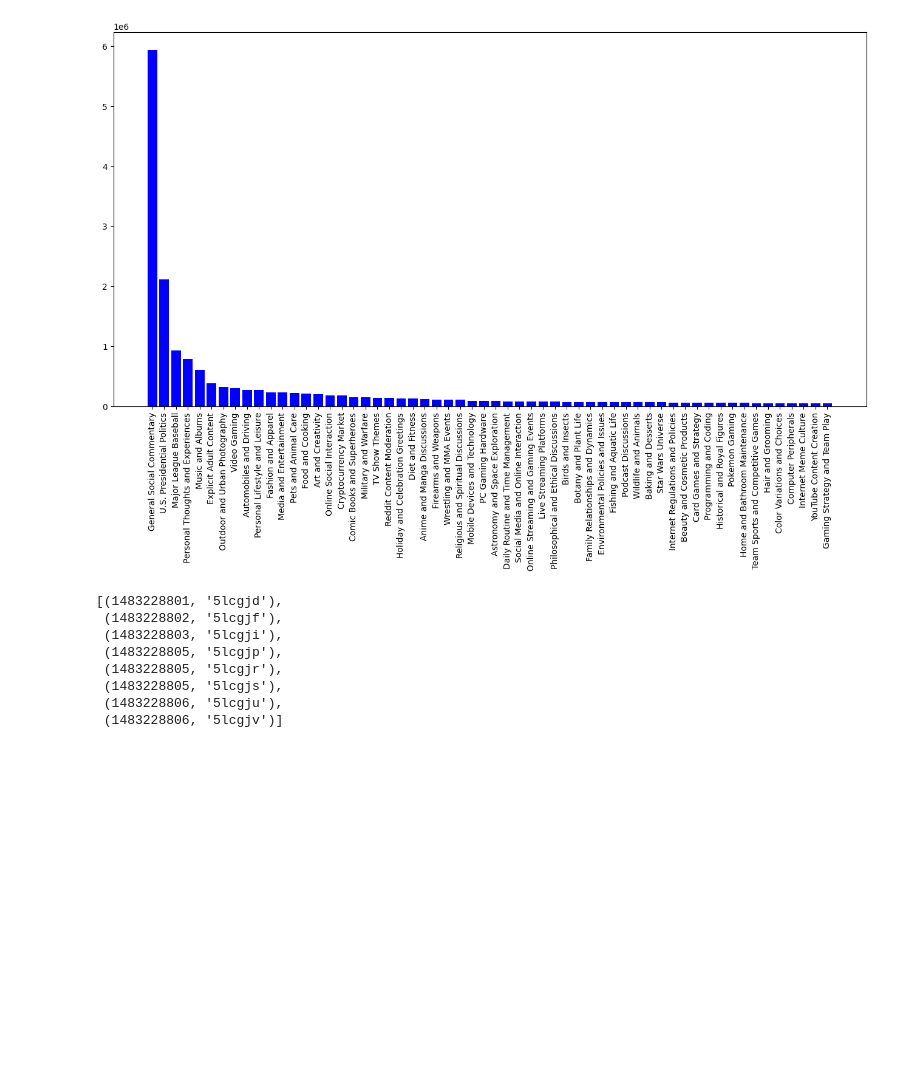
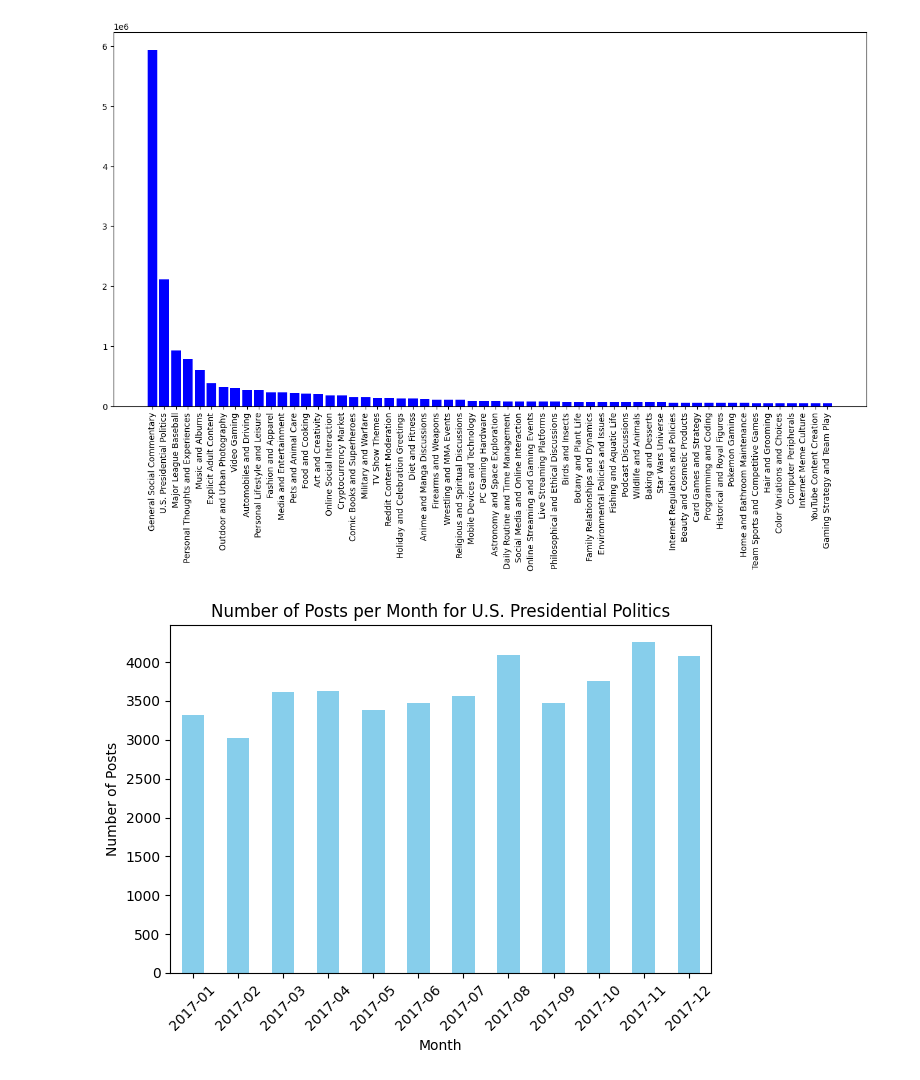
Before and after one commit to stefanoviel/RedditPolarization, a Jupyter notebook: notebooks/analysis.ipynb, the cells around one changed output. Cells and saved outputs as stored; diff of their text form; code cells hidden in the pictures; blank space fills up the shorter version.

```diff
--- a/notebooks/analysis.ipynb
+++ b/notebooks/analysis.ipynb
@@ -10,14 +11,15 @@ import duckdb
 with h5py.File('../output/full_2017/clusters.h5', 'r') as f:
     clusters = f['clusters'][:]
 
+ids = json.load(open('../output/full_2017/ids.json'))
+ids = np.array(ids)
 topic_naming = json.load(open('../output/full_2017/topic_naming.json'))
 # %%
 # sort by cluster size
-
 cluster_size = np.bincount(clusters + 1)
-sorted_clusters = np.argsort(cluster_size)[::-1]
-sorted_cluster_size = cluster_size[sorted_clusters]
-sorted_topic_naming = {k: topic_naming[k-1] for k in sorted_clusters}
+sorted_clusters_index = np.argsort(cluster_size)[::-1]
+sorted_cluster_size = cluster_size[sorted_clusters_index]
+sorted_topic_naming = {k: topic_naming[str(k - 1)] for k in sorted_clusters_index}
 
 plt.figure(figsize=(16, 8))  # Optional: adjusts the size of the figure
 plt.bar(list(sorted_topic_naming.values()), sorted_cluster_size, color='blue')  # Creates a bar chart with blue bars
@@ -56,11 +45,37 @@ con.close()
-# %%
-posts
-# %% [output]
-[(1483228801, '5lcgjd'),
- (1483228802, '5lcgjf'),
- (1483228803, '5lcgji'),
- (1483228805, '5lcgjp'),
- (1483228805, '5lcgjr'),
- (1483228805, '5lcgjs'),
- (1483228806, '5lcgju'),
- (1483228806, '5lcgjv')]
+# %%
+TABLE_NAME = 'submissions'
+
+key = [k for k, v in sorted_topic_naming.items() if v == 'U.S. Presidential Politics'][0]
+
+cluster_ids = np.where(clusters == key)[0] + 1
+selected_ids = [ids[i] for i in cluster_ids]
+
+con = create_database_connection('../data/big_test', TABLE_NAME)
+placeholders = ','.join(['?'] * len(selected_ids))  # Prepare placeholders for SQL query
+query = f"SELECT created_utc FROM {TABLE_NAME} WHERE id IN ({placeholders}) "
+cursor = con.execute(query, selected_ids)
+posts = cursor.fetchall()
+con.close()
+# %%
+timestamps = [item[0] for item in posts]
+
+# Convert timestamps to datetime
+dates = pd.to_datetime(timestamps, unit='s')
+
+# Create a DataFrame
+df = pd.DataFrame(dates, columns=['Date'])
+
+# Extract year and month and count occurrences
+df['YearMonth'] = df['Date'].dt.to_period('M')  # This groups data by month and year
+monthly_counts = df.groupby('YearMonth').size()
+
+# Plotting
+monthly_counts.plot(kind='bar', color='skyblue')
+plt.title('Number of Posts per Month for U.S. Presidential Politics')
+plt.xlabel('Month')
+plt.ylabel('Number of Posts')
+plt.xticks(rotation=45)
+plt.tight_layout()
+plt.show()
+# %% [output]
+[figure, added]
```
Also changed, not shown: parts of 4 cells of this notebook, 6 other files.
